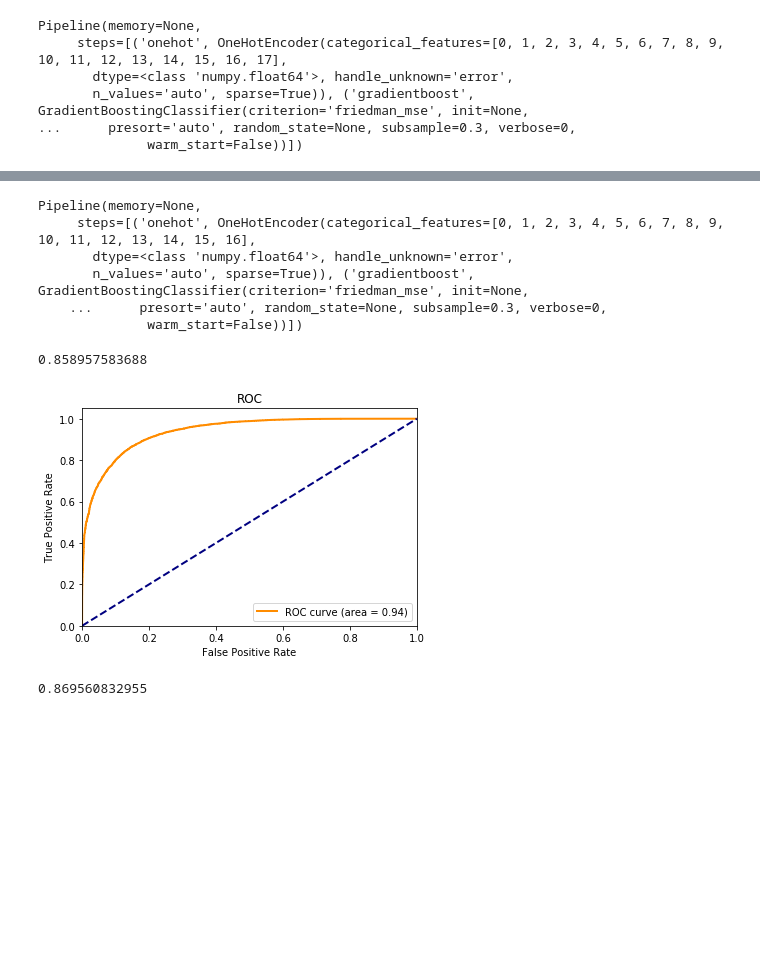
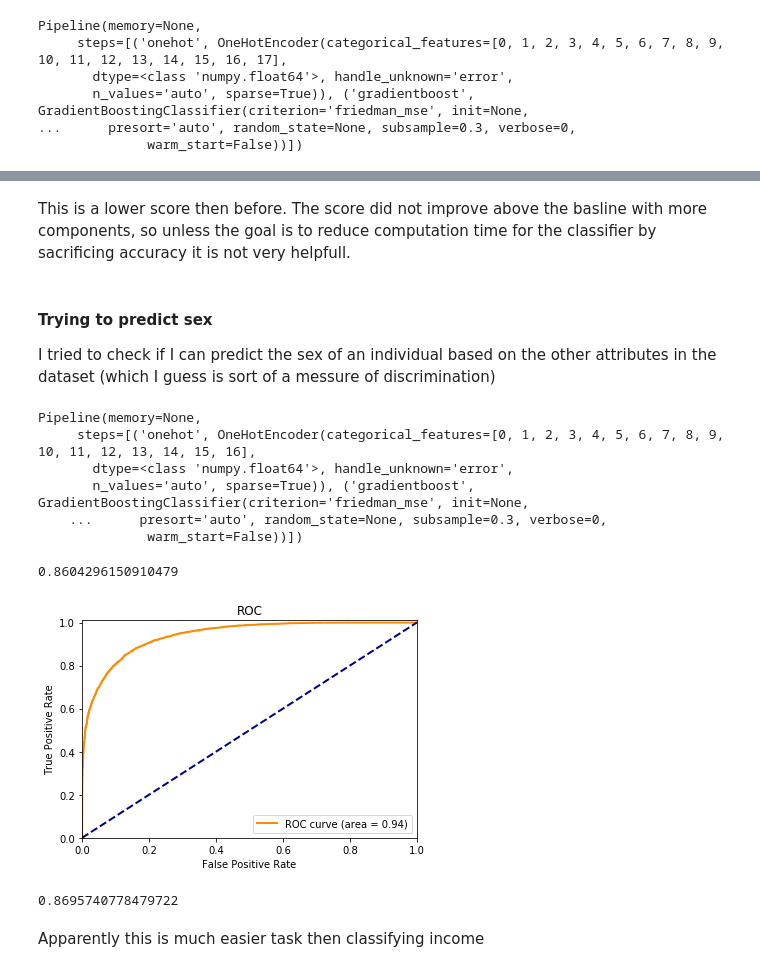
Before and after one commit to typeo23/Springboard-Data-Science, a Jupyter notebook: Capstone Prject 1/OneHotEncoding.ipynb, the cells around one changed output, grey strips where cells are left out. Drawn from its saved outputs; the diff is of its cells as text; code cells hidden in the pictures; blank space fills up the shorter version.

Commit message:
added comments to sex classifier

```diff
--- a/Capstone Prject 1/OneHotEncoding.ipynb
+++ b/Capstone Prject 1/OneHotEncoding.ipynb
@@ -5,5 +7,5 @@ import matplotlib.pyplot as plt
 # %%
-df= pd.read_csv('data/income_data_2017_clean_zeros.csv.bz2', compression='bz2', index_col='peridnum')
+df= pd.read_csv('Data/income_data_2017_clean_zeros.csv.bz2', compression='bz2', index_col='peridnum')
 # %%
 categorical_features = ['PEIOOCC', 'A_HGA', 'PRDTRACE', 'FKIND', 'A_CLSWKR', 'A_WKSTAT',
                        'A_MJIND', 'MJOCC', 'PTYN', 'LJCW', 'A_SEX', 'WEMOCG', 'MIG_CBST',
@@ -103,3 +140,8 @@ print(pipeline.score(X_train, y_train))
+# %% [markdown]
+This is a lower score then before. The score did not improve above the basline with more components, so unless the goal is to reduce computation time for the classifier by sacrificing accuracy it is not very helpfull.
+# %% [markdown]
+#### Trying to predict sex
+I tried to check if I can predict the sex of an individual based on the other attributes in the dataset (which I guess is sort of a messure of discrimination)
 # %%
 categorical_features = ['PEIOOCC', 'A_HGA', 'PRDTRACE', 'FKIND', 'A_CLSWKR', 'A_WKSTAT',
                        'A_MJIND', 'MJOCC', 'PTYN', 'LJCW', 'WEMOCG', 'MIG_CBST',
@@ -133,27 +175,29 @@ Pipeline(memory=None,
 # %%
 print(pipeline.score(X_test, y_test))
 # %% [output]
-0.858957583688
+0.8604296150910479
 # %%
 y_score = pipeline.decision_function(X_test)
 fpr, tpr, threshold = met.roc_curve(y_test, y_score)
 plt.figure()
 lw = 2
 auc = met.auc(fpr, tpr)
 plt.plot(fpr, tpr, color='darkorange',
          lw=lw, label='ROC curve (area = {:0.2f})'.format(auc))
 plt.plot([0, 1], [0, 1], color='navy', lw=lw, linestyle='--')
 plt.xlim([0.0, 1.0])
-plt.ylim([0.0, 1.05])
+plt.ylim([0.0, 1.01])
 plt.xlabel('False Positive Rate')
 plt.ylabel('True Positive Rate')
 plt.title('ROC')
 plt.legend(loc="lower right")
 plt.show()
 # %% [output]
-[figure, old version]
+[figure, new version]
 # %%
 y_pred = pipeline.predict(X_test)
 print(met.f1_score(y_test,y_pred))
 # %% [output]
-0.869560832955
+0.8695740778479722
+# %% [markdown]
+Apparently this is much easier task then classifying income
```
Also changed, not shown: parts of 16 cells of this notebook.
